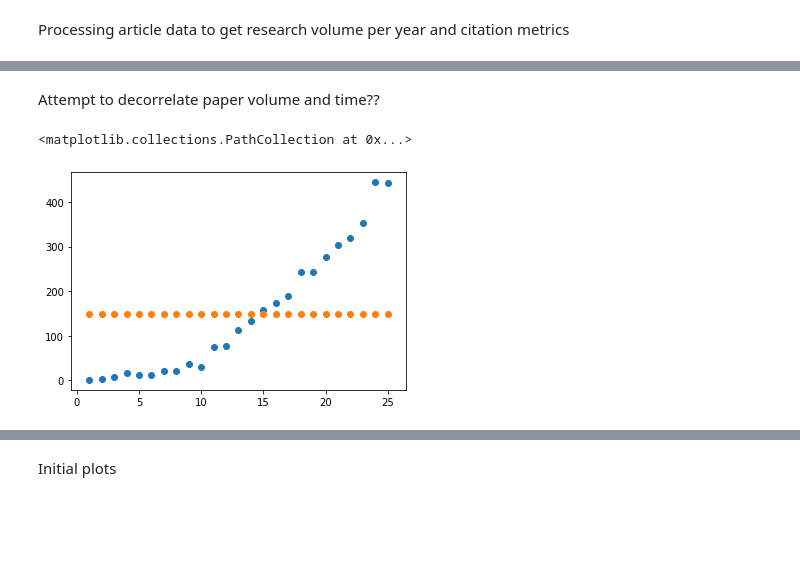
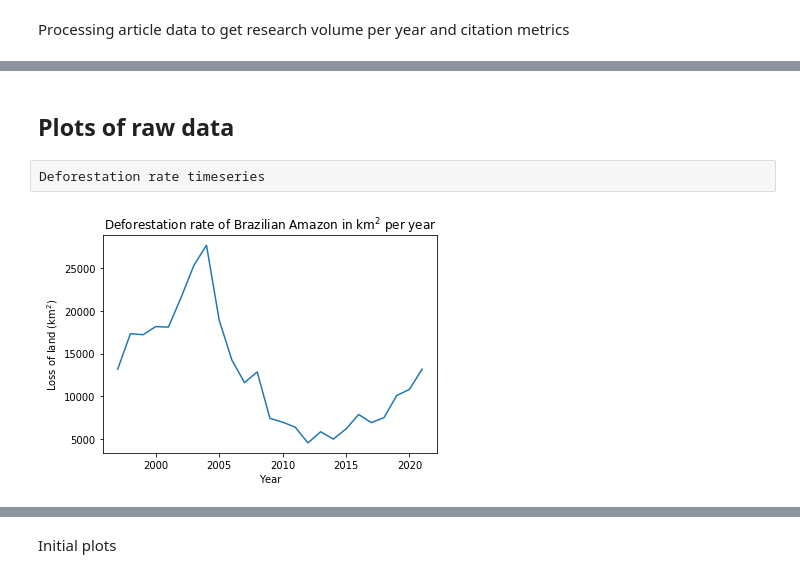
Before and after one commit to btiv/DSS_Final_Proj, a Jupyter notebook: Final Project Brazil.ipynb, the cells around one changed output, grey strips where cells are left out. Drawn from its saved outputs; the diff is of its cells as text; code cells hidden in the pictures; blank space fills up the shorter version.

```diff
--- a/Final Project Brazil.ipynb
+++ b/Final Project Brazil.ipynb
@@ -134,20 +84,12 @@ plt.plot(domestic_df['Total Citation Count'])
-# %% [markdown]
-Attempt to decorrelate paper volume and time??
-# %%
-from scipy.optimize import curve_fit
-
-
-def exp_func(x, a, b, c, d):
-    return a * np.exp(b * (x-c)) + d
-
-time = np.arange(1, len(domestic_df['Year']) + 1)
-volume = np.asarray(domestic_df['Paper Volume'], dtype=float)
-
-popt, pcov = curve_fit(exp_func, time, volume, maxfev=10000)
-
-popt
-plt.scatter(time, volume)
-plt.scatter(time, exp_func(time, *popt))
-# %% [output]
-<matplotlib.collections.PathCollection at 0x...>
-[figure, removed]
+# %% [markdown]
+## Plots of raw data
+# %% [raw]
+Deforestation rate timeseries
+# %%
+plt.plot(domestic_df['Year'], domestic_df['Deforestation'])
+plt.title(r'Deforestation rate of Brazilian Amazon in km$^2$ per year')
+plt.xlabel('Year')
+plt.ylabel(r'Loss of land (km$^2$)')
+plt.show()
+# %% [output]
+[figure, added]
```
Also changed, not shown: parts of 30 cells of this notebook.
